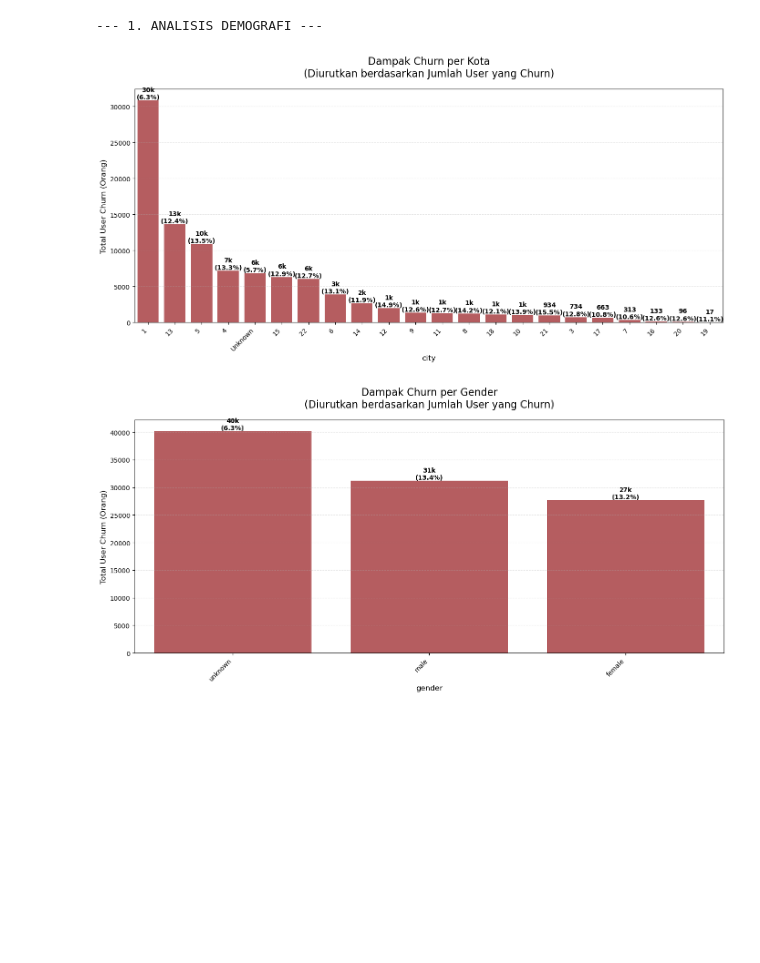
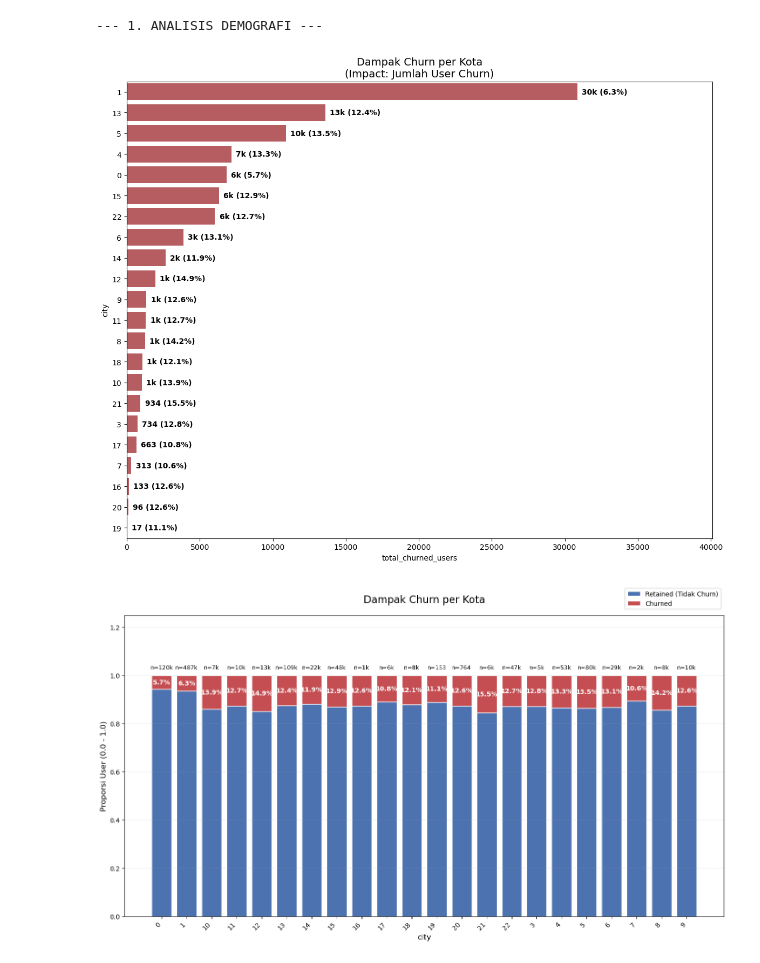
Before and after one commit to goldistry/ABD_CC, a Jupyter notebook: src/EDA_Data_Demographics-parquet new.ipynb, the cells around one changed output. Drawn from its saved outputs; the diff is of its cells as text; code cells hidden in the pictures; blank space fills up the shorter version.

Commit message:
visualisasi lengkap

```diff
--- a/src/EDA_Data_Demographics-parquet new.ipynb
+++ b/src/EDA_Data_Demographics-parquet new.ipynb
@@ -8,11 +8,11 @@ spark = SparkSession.builder \
     .config("spark.driver.memory", "12g") \
     .getOrCreate()
 # %%
-# Load Members
-members_table_path = "data/processed_eda/train_members_grouped.parquet"
+# Load dataset
+table_path = "../dataset/data/master_feature_table_final.parquet"
 
-print(f"Memuat data dari {members_table_path}...")
-members_df = spark.read.parquet(members_table_path)
-members_df.cache()
-members_df.printSchema()
+print(f"Memuat data dari {table_path}...")
+df = spark.read.parquet(table_path)
+df.cache()
+df.printSchema()
 # %% [output]
@@ -145,20 +143,19 @@ def plot_churn_impact(df, col_name, title):
 # %%
-# Pastikan members_df sudah diload sebelumnya
 print("--- 1. ANALISIS DEMOGRAFI ---")
 
 # A. Analisis Kota
-# Kita sort by 'impact' untuk melihat kota mana penyumbang churn terbanyak (bukan cuma persentase)
-plot_churn_impact(members_df, "city", "Dampak Churn per Kota")
+# Sort by 'impact' untuk melihat kota mana penyumbang churn terbanyak (bukan cuma persentase)
+plot_churn_impact_horizontal(df, "city", "Dampak Churn per Kota")
+plot_stacked_churn(df, "city", "Dampak Churn per Kota")
 
-# B. Analisis Gender
-plot_churn_impact(members_df, "gender", "Dampak Churn per Gender")
+# B. Analisis Metode Registrasi
+plot_churn_impact_horizontal(df, "registered_via", "Dampak Churn per Metode Registrasi")
+plot_stacked_churn(df, "registered_via", "Dampak Churn per Metode Registrasi")
 
-# C. Analisis Metode Registrasi
-plot_churn_impact(members_df, "registered_via", "Dampak Churn per Metode Registrasi")
-
-# D. Analisis Age Group
-plot_churn_impact(members_df, "age_group", "Dampak Churn per Kelompok Usia")
+# C. Analisis Age Group
+plot_churn_impact_horizontal(df, "age_group", "Dampak Churn per Kelompok Usia")
+plot_stacked_churn(df, "age_group", "Dampak Churn per Kelompok Usia")
 # %% [output]
 --- 1. ANALISIS DEMOGRAFI ---
-[figure, old version]
+[figure, new version]
-[figure, old version]
+[figure, new version]
```
Also changed, not shown: parts of 12 cells of this notebook.
